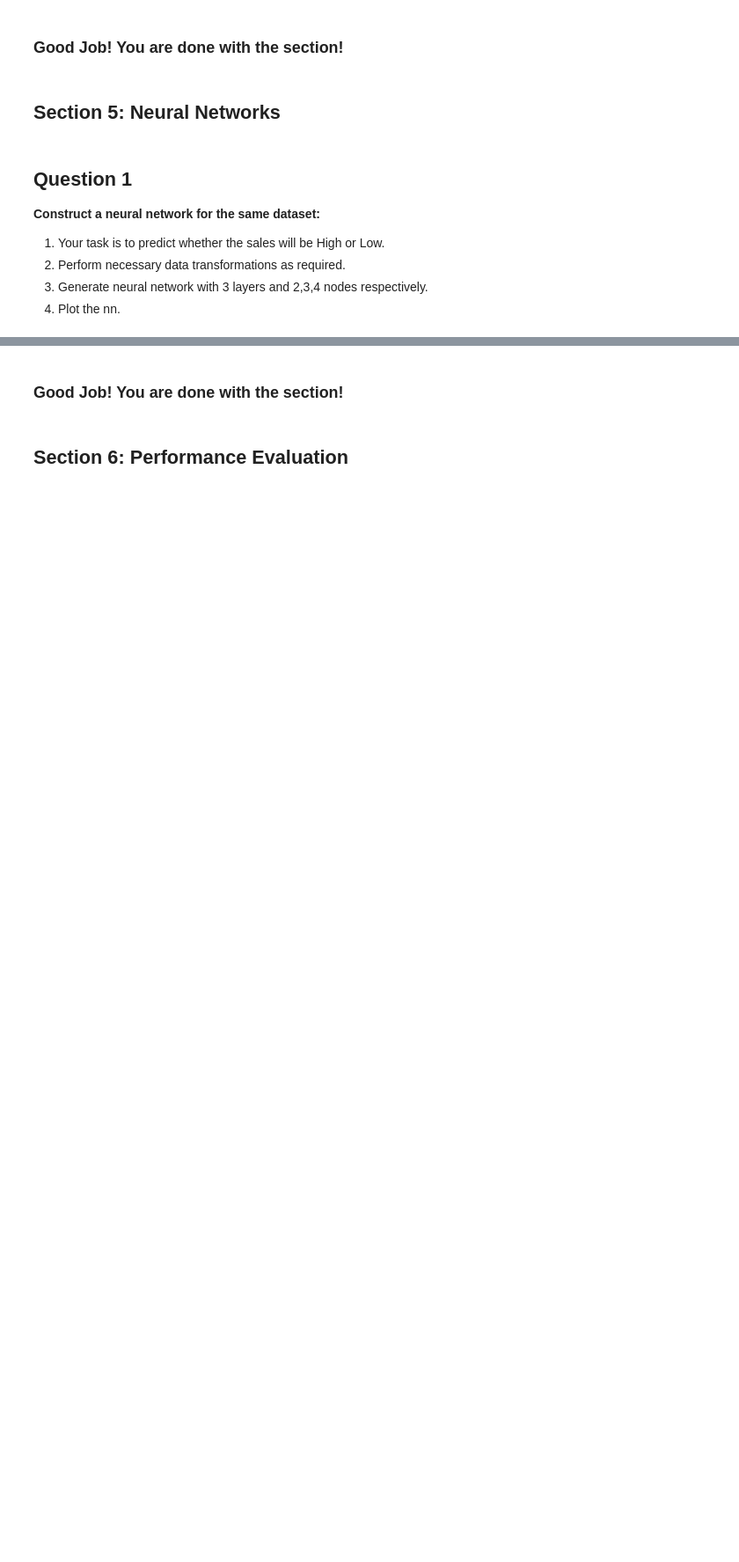
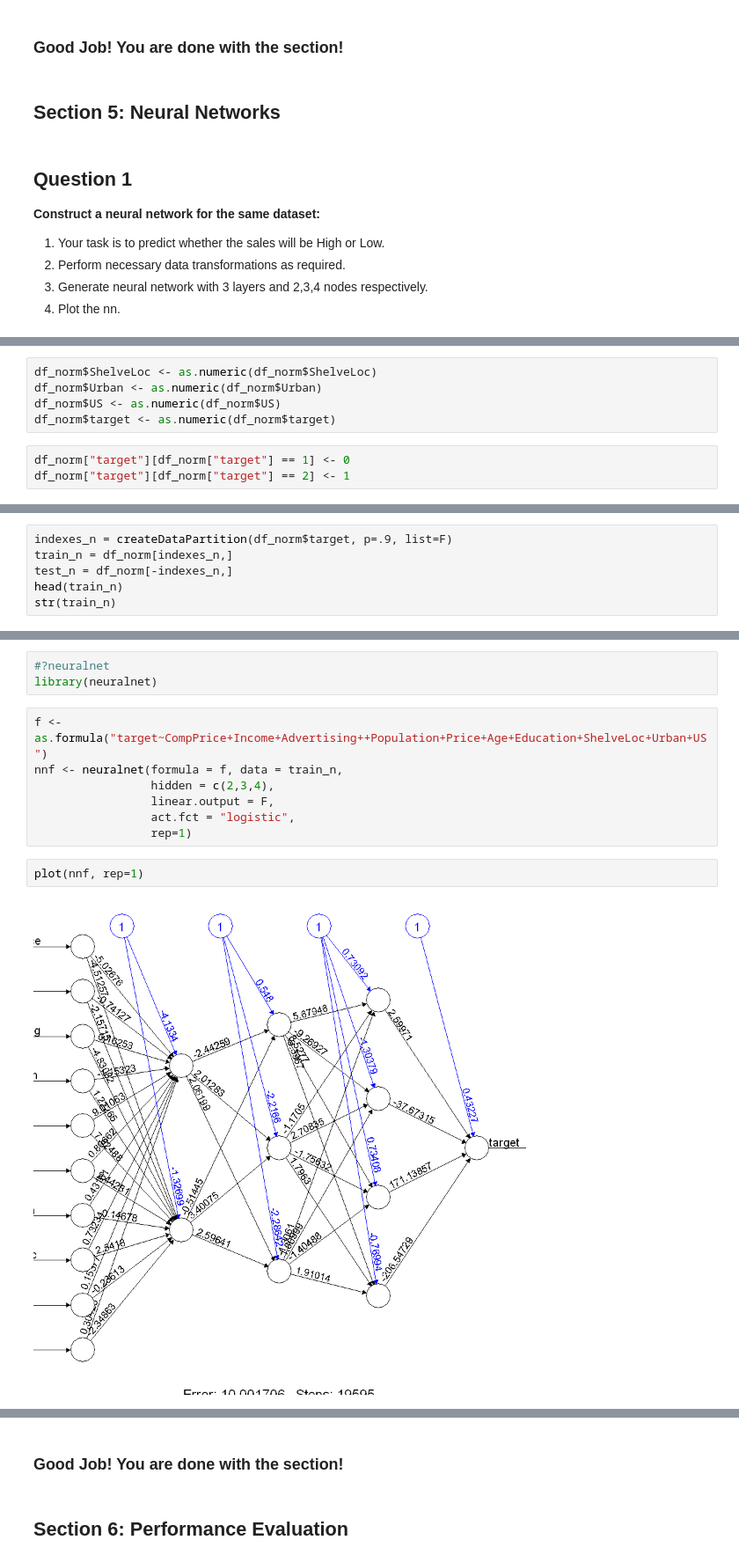
Before and after one commit to asad2011ai/Machine_Learning-Supervised_Learning, a Jupyter notebook: Supervised Learning.ipynb, the cells around one changed output, grey strips where cells are left out. Shown at 88% size. Cells and saved outputs as stored; diff of their text form; blank space fills up the shorter version.

Commit message:
artificial neural  network question is completed

```diff
--- a/Supervised Learning.ipynb
+++ b/Supervised Learning.ipynb
@@ -1190,0 +1375,8 @@ Levels: 0 1
+# %%
+df_norm$ShelveLoc <- as.numeric(df_norm$ShelveLoc)
+df_norm$Urban <- as.numeric(df_norm$Urban)
+df_norm$US <- as.numeric(df_norm$US)
+df_norm$target <- as.numeric(df_norm$target)
+# %%
+df_norm["target"][df_norm["target"] == 1] <- 0
+df_norm["target"][df_norm["target"] == 2] <- 1
@@ -1190,0 +1406,6 @@ Levels: 0 1
+# %%
+indexes_n = createDataPartition(df_norm$target, p=.9, list=F)
+train_n = df_norm[indexes_n,]
+test_n = df_norm[-indexes_n,]
+head(train_n)
+str(train_n)
@@ -1190,0 +1432,14 @@ Levels: 0 1
+# %%
+#?neuralnet
+library(neuralnet)
+# %%
+f <- as.formula("target~CompPrice+Income+Advertising++Population+Price+Age+Education+ShelveLoc+Urban+US")
+nnf <- neuralnet(formula = f, data = train_n,
+                 hidden = c(2,3,4),
+                 linear.output = F,
+                 act.fct = "logistic",
+                 rep=1)
+# %%
+plot(nnf, rep=1)
+# %% [output]
+[figure, added]
```
Also changed, not shown: parts of 45 cells of this notebook, 1 other file.
